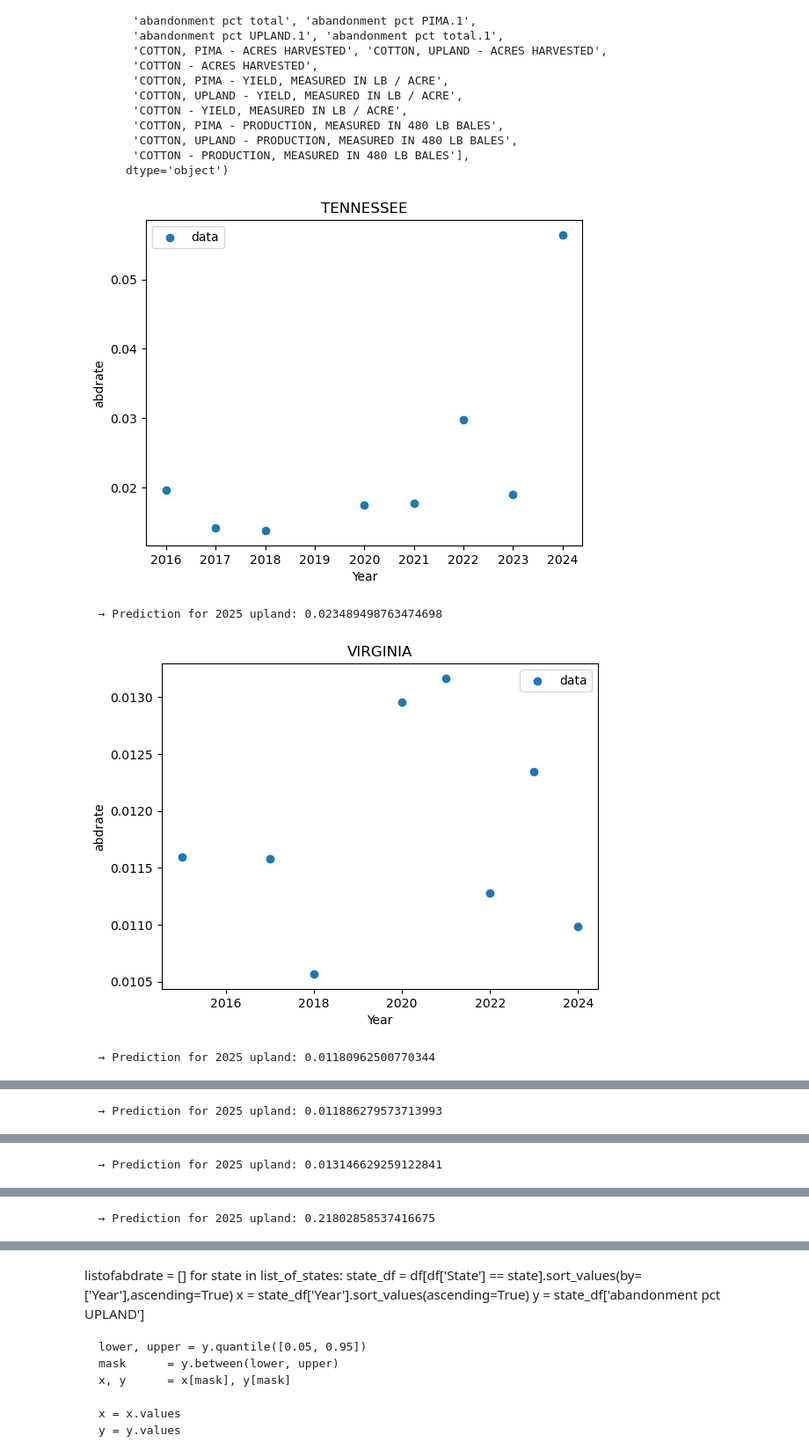
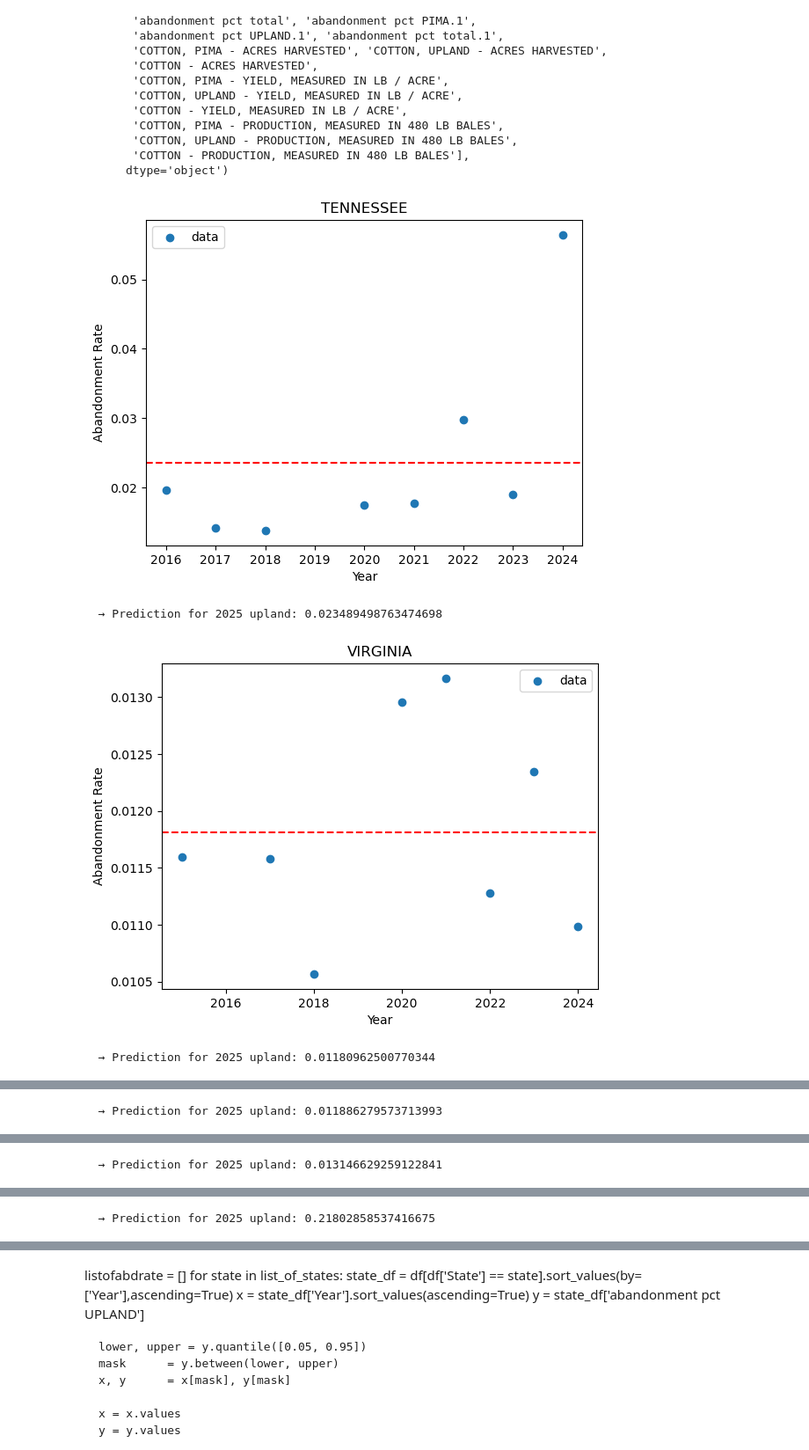
Before and after one commit to leolu12321/pjldc, a Jupyter notebook: upland.ipynb, the cells around one changed output, grey strips where cells are left out. Shown at 88% size. Cells and saved outputs as stored; diff of their text form; code cells hidden in the pictures.

```diff
--- a/upland.ipynb
+++ b/upland.ipynb
@@ -57,35 +59,36 @@ for state in list_of_states:
     x = state_df['Year']
 
     lower, upper = y.quantile([0.05, 0.95])
     mask      = y.between(lower, upper)
     y      =  y[mask]
     x = x[mask]
     y = y.values
     #plt.scatter(x, y)
     #plt.title(states)
     #plt.show()
     # Fit a linear model (degree=1)
 
 
     # Compute R²
     y_pred = y.mean()
 
 
     # Plot
     plt.figure()
     plt.scatter(x, y, label='data')
     plt.title(f"{state}")
     plt.xlabel("Year")
-    plt.ylabel("abdrate")
+    plt.ylabel("Abandonment Rate")
     plt.legend()
+    plt.axhline(y_pred, color = 'r', linestyle = '--')
     plt.show()
 
     # 2025 prediction
     pred_2025 = y_pred
     print(f"  → Prediction for 2025 upland: {pred_2025}\n")
     listofabdrate.append({state:pred_2025})
 # %% [output]
-[figure, old version]
+[figure, new version]
   → Prediction for 2025 upland: 0.023489498763474698
-[figure, old version]
+[figure, new version]
   → Prediction for 2025 upland: 0.01180962500770344
```
Also changed, not shown: parts of 4 cells of this notebook, 1 other file.
